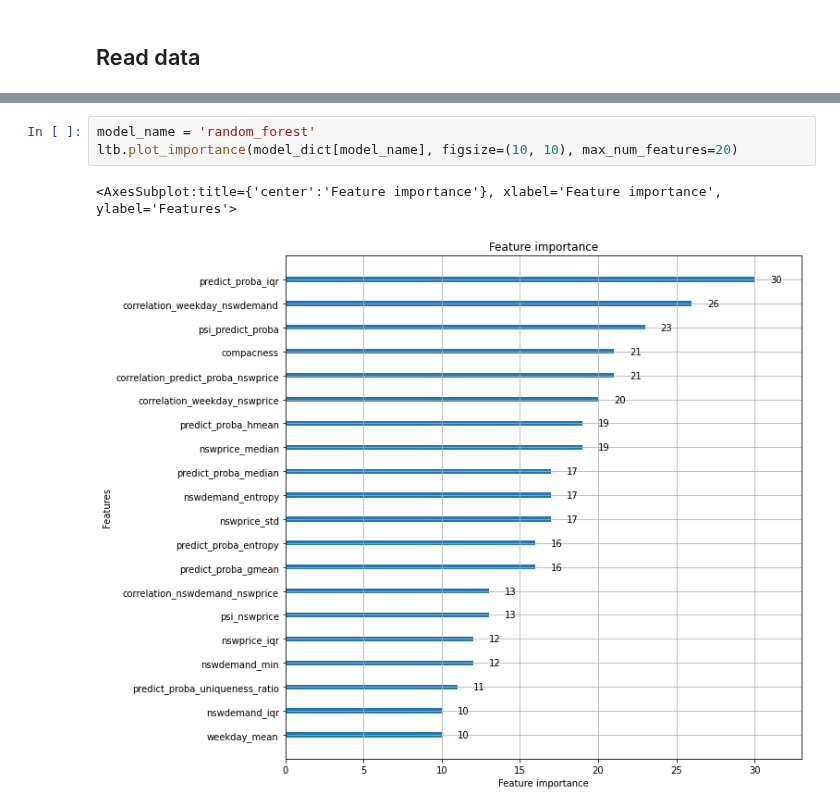
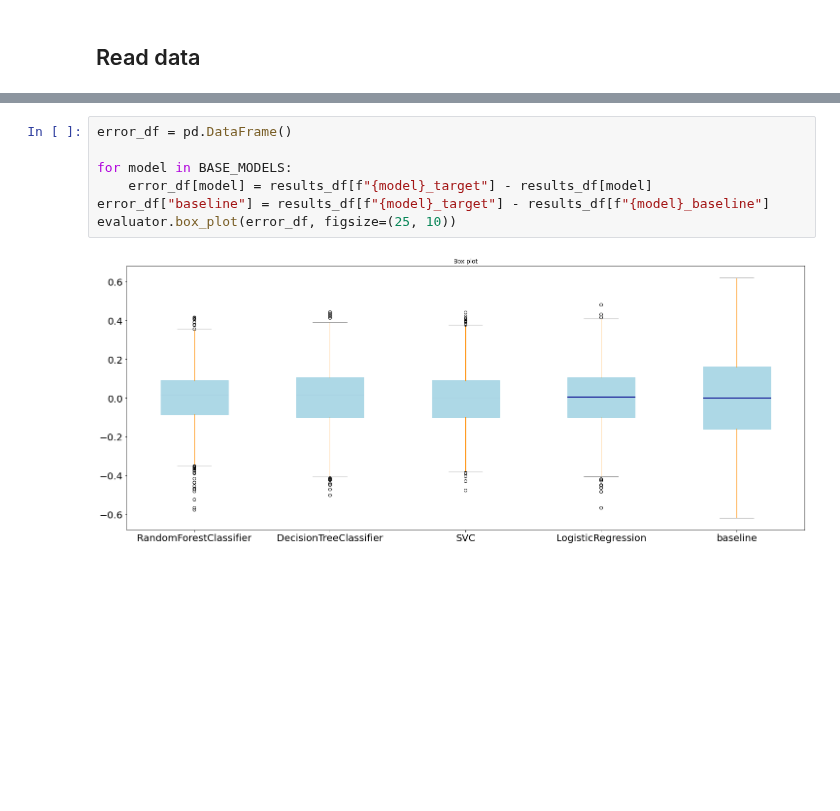
Before and after one commit to feamelo/drift-meta-learning, a Jupyter notebook: src/experiments/base_models.ipynb, the cells around one changed output, grey strips where cells are left out. Drawn from its saved outputs; the diff is of its cells as text; blank space fills up the shorter version.

```diff
--- a/src/experiments/base_models.ipynb
+++ b/src/experiments/base_models.ipynb
@@ -148,6 +92,9 @@ for idx, metric in enumerate(evaluator.reg_metrics):
-# %%
-model_name = 'random_forest'
-ltb.plot_importance(model_dict[model_name], figsize=(10, 10), max_num_features=20)
-# %% [output]
-<AxesSubplot:title={'center':'Feature importance'}, xlabel='Feature importance', ylabel='Features'>
-[figure, removed]
+# %%
+error_df = pd.DataFrame()
+
+for model in BASE_MODELS:
+    error_df[model] = results_df[f"{model}_target"] - results_df[model]
+error_df["baseline"] = results_df[f"{model}_target"] - results_df[f"{model}_baseline"]
+evaluator.box_plot(error_df, figsize=(25, 10))
+# %% [output]
+[figure, added]
```
Also changed, not shown: parts of 17 cells of this notebook, 5 other files.
